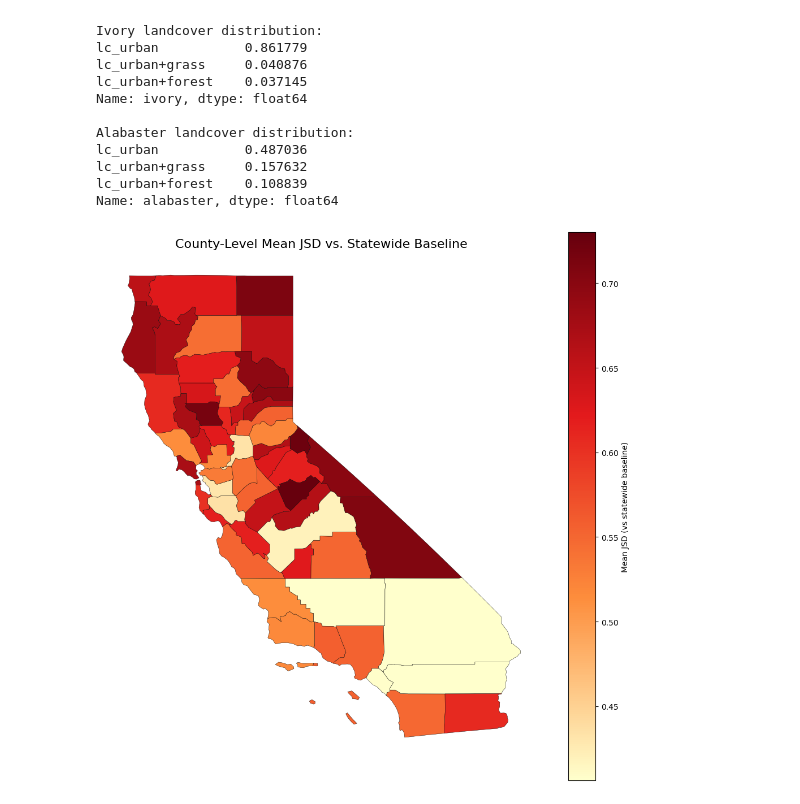
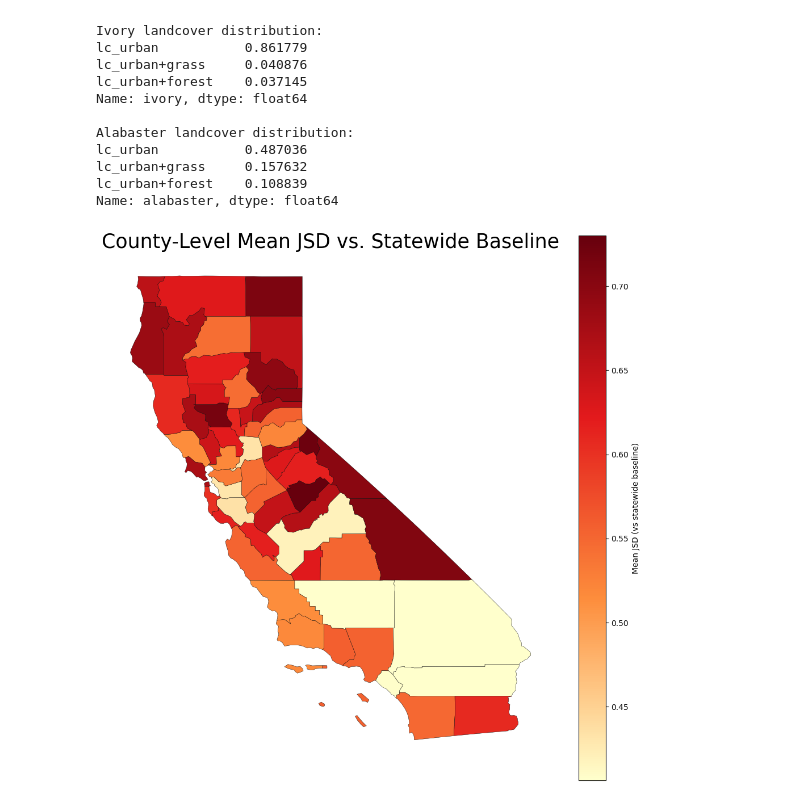
Before and after one commit to SatrunsDream/Wildfire-Property-Intelligence, a Jupyter notebook: notebooks/methods/group_level_distribution_analysis/group_level_anomaly_detection.ipynb, the cells around one changed output. Cells and saved outputs as stored; diff of their text form; code cells hidden in the pictures.

Commit message:
update graphs

```diff
--- a/notebooks/methods/group_level_distribution_analysis/group_level_anomaly_detection.ipynb
+++ b/notebooks/methods/group_level_distribution_analysis/group_level_anomaly_detection.ipynb
@@ -489,32 +489,32 @@ df = pd.read_csv('jsd_conditional_divergence.csv')
 county_jsd = df.groupby('fips')['divergence'].mean().reset_index()
 county_jsd.columns = ['fips', 'mean_jsd']
 county_jsd['fips'] = county_jsd['fips'].astype(str).str.zfill(5)
 
 # Load shapefile and filter to CA
 gdf = gpd.read_file("counties/cb_2021_us_county_20m.shp")
 gdf = gdf[gdf['STATEFP'] == '06'].copy()
 gdf['fips'] = gdf['GEOID']
 
 # Merge
 gdf = gdf.merge(county_jsd, on='fips', how='left')
 
 # Plot
 cmap = LinearSegmentedColormap.from_list('jsd', ['#ffffcc', '#fd8d3c', '#e31a1c', '#67000d'])
 
 fig, ax = plt.subplots(1, 1, figsize=(10, 10))
 gdf.plot(
     column='mean_jsd',
     ax=ax,
     cmap=cmap,
     edgecolor='black',
     linewidth=0.3,
     legend=True,
     legend_kwds={'label': 'Mean JSD (vs statewide baseline)'}
 )
-ax.set_title('County-Level Mean JSD vs. Statewide Baseline', fontsize=16, y=0.92)
+ax.set_title('County-Level Mean JSD vs. Statewide Baseline', fontsize=17)
 ax.axis('off')
 plt.tight_layout()
 plt.savefig('county_jsd_baseline_map.png', dpi=300, bbox_inches='tight', facecolor='white')
 plt.show()
 # %% [output]
-[figure, old version]
+[figure, new version]
```
Also changed, not shown: 14 other files.
